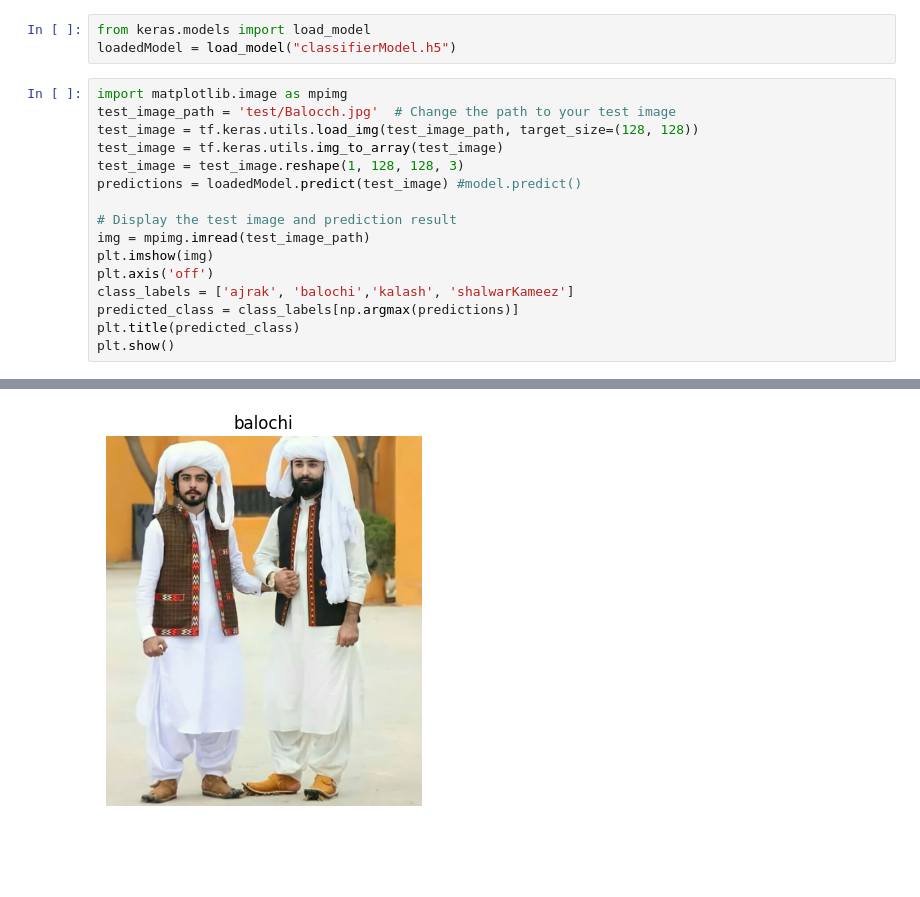
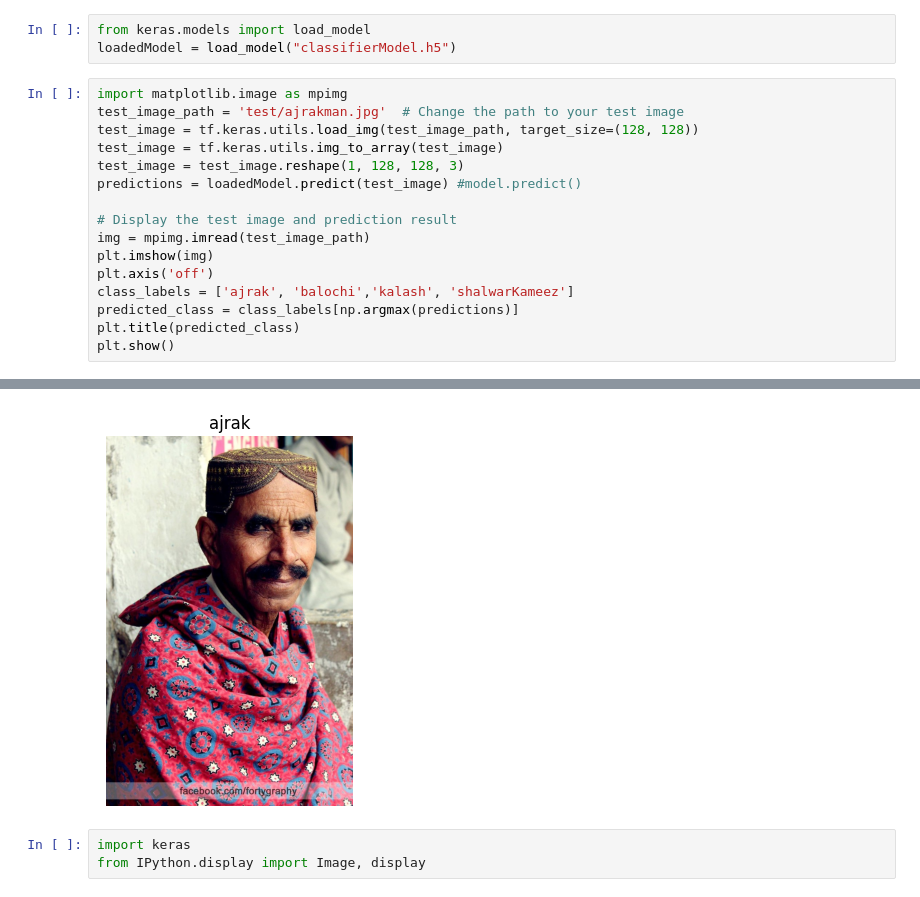
Before and after one commit to khizer-kt/AttireClassifier, a Jupyter notebook: multi.ipynb, the cells around one changed output, grey strips where cells are left out. Cells and saved outputs as stored; diff of their text form; blank space fills up the shorter version.

```diff
--- a/multi.ipynb
+++ b/multi.ipynb
@@ -86,7 +105,7 @@ from keras.models import load_model
 loadedModel = load_model("classifierModel.h5")
 # %%
 import matplotlib.image as mpimg
-test_image_path = 'test/Balocch.jpg'  # Change the path to your test image
+test_image_path = 'test/ajrakman.jpg'  # Change the path to your test image
 test_image = tf.keras.utils.load_img(test_image_path, target_size=(128, 128))
 test_image = tf.keras.utils.img_to_array(test_image)
 test_image = test_image.reshape(1, 128, 128, 3)
@@ -105 +124,4 @@ plt.show()
-[figure, old version]
+[figure, new version]
+# %%
+import keras
+from IPython.display import Image, display
```
Also changed, not shown: parts of 7 cells of this notebook, 2 other files.
